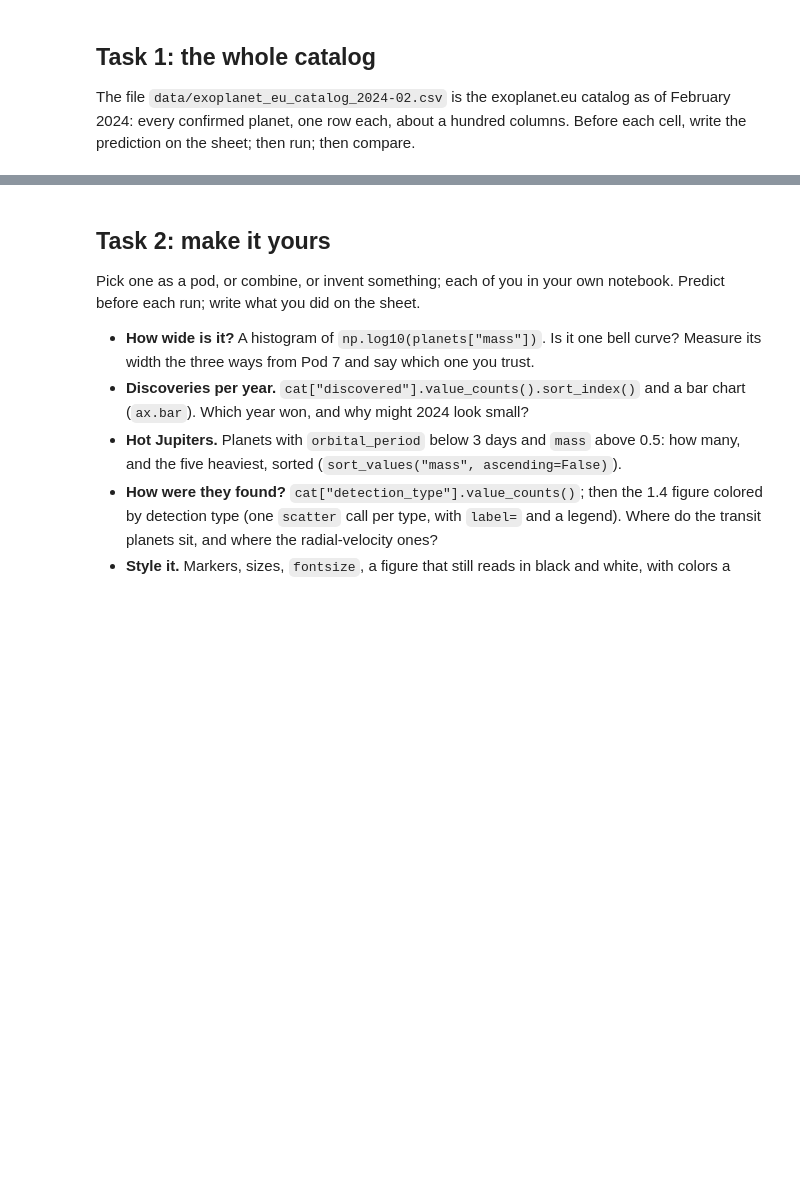
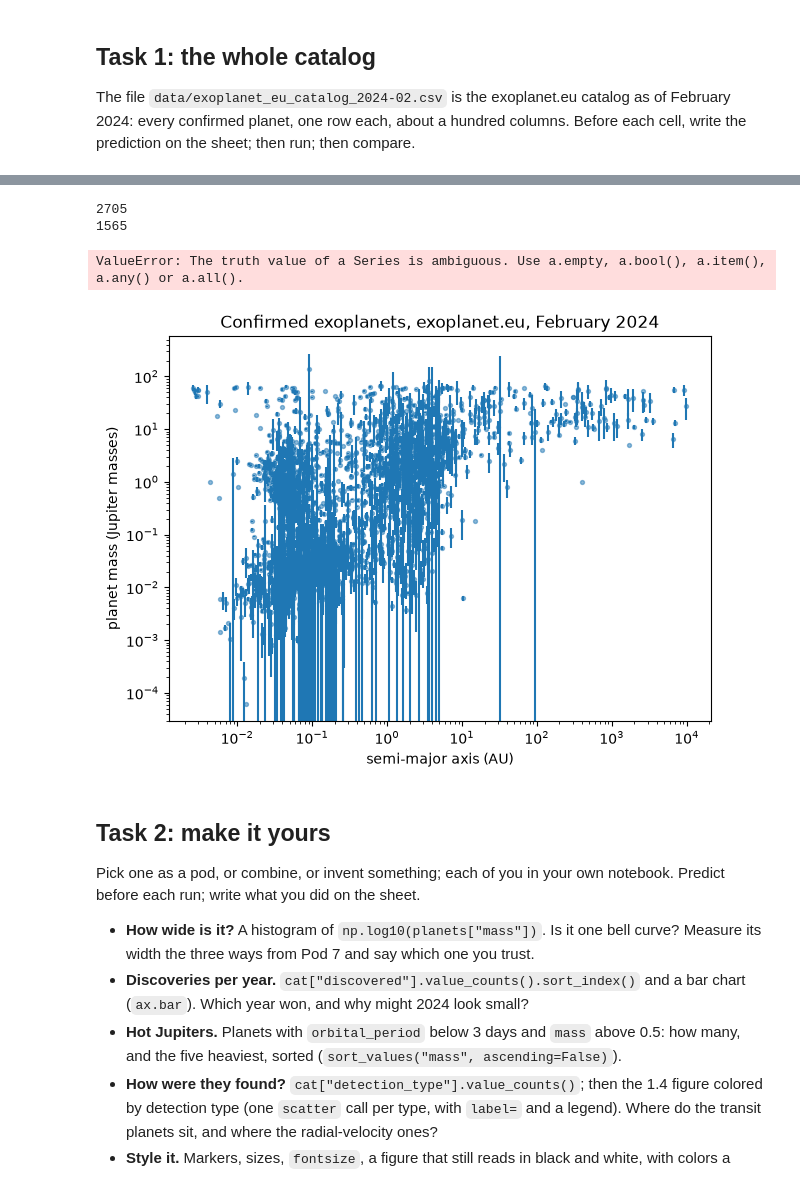
Before and after one commit to abecom07/astr119-fall2026, a Jupyter notebook: module-4/tables.ipynb, the cells around one changed output, grey strips where cells are left out. Drawn from its saved outputs; the diff is of its cells as text; code cells hidden in the pictures; blank space fills up the shorter version.

```diff
--- a/module-4/tables.ipynb
+++ b/module-4/tables.ipynb
@@ -91,17 +178,29 @@ has_both = cat["mass"].notna() & cat["semi_major_axis"].notna()   # notna(): Tru
 print(has_both.sum())
 planets = cat[has_both]                                              # the rows we can plot
 # Your code here: how many planets have a mass but NO radius? (notna() on one column, isna() on the other, & between them)
+has_one = cat["mass"].notna() & cat["radius"].isna()
+print(has_one.sum())
+has_large_error = cat["mass_error_max"] > 100 or cat["mass_error_min"] > 100
+print(has_large_error.sum())
+# %% [output]
+2705
+1565
+ValueError: The truth value of a Series is ambiguous. Use a.empty, a.bool(), a.item(), a.any() or a.all().
 # %%
 # 1.4  The figure: planet mass against distance from the star, for the planets that have both. Predict the shape of the cloud.
 fig, ax = plt.subplots(figsize=(7, 5))
 ax.scatter(planets["semi_major_axis"], planets["mass"], s=8, alpha=0.5)
+error = [planets["mass_error_min"], planets["mass_error_max"]]
+ax.errorbar(planets["semi_major_axis"], planets["mass"], yerr = error, fmt = 'none')
 ax.set_xscale("log")
 ax.set_yscale("log")
 ax.set_xlabel("semi-major axis (AU)")
 ax.set_ylabel("planet mass (Jupiter masses)")
 ax.set_title("Confirmed exoplanets, exoplanet.eu, February 2024")
 fig.savefig("exoplanets_mass_vs_a.png")
 # Bonus: error bars. The catalog has mass_error_min and mass_error_max; look up ax.errorbar and add them to the figure.
+# %% [output]
+[figure, added]
 # %% [markdown]
 ## Task 2: make it yours
 
```
Also changed, not shown: parts of 9 cells of this notebook, 2 other files.
